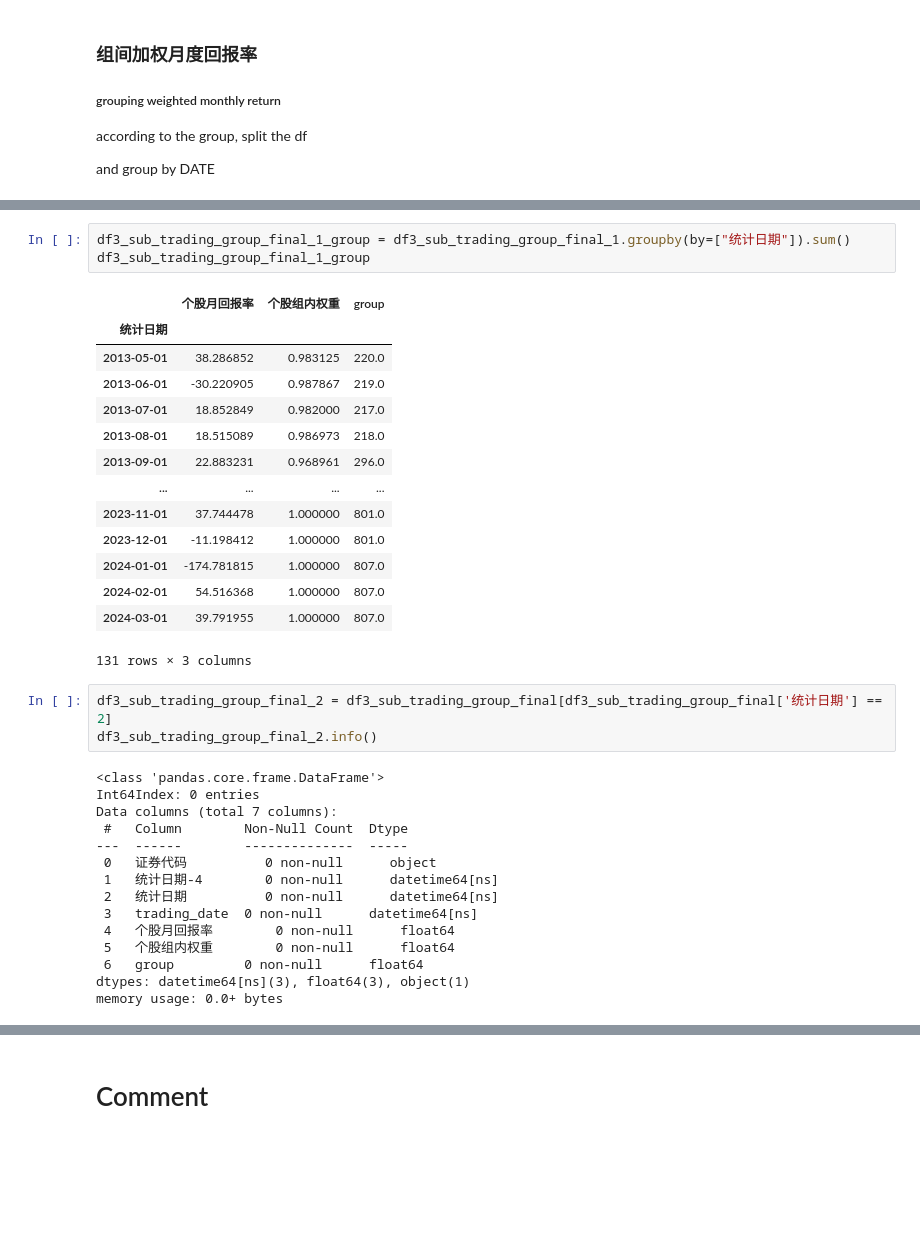
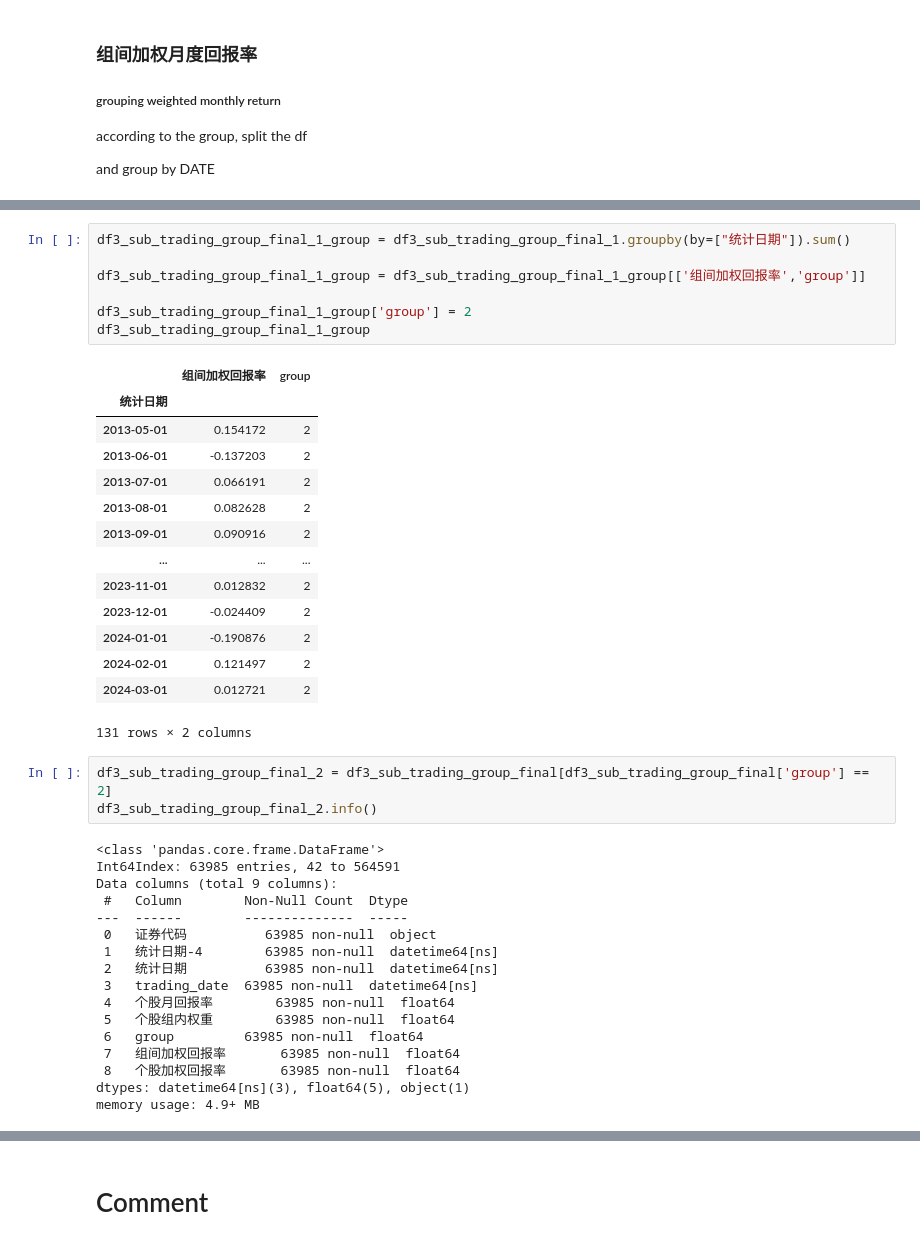
Before and after one commit to Prussia/playJupyter, a Jupyter notebook: testproj/计算加权回报率.ipynb, the cells around one changed output, grey strips where cells are left out. Cells and saved outputs as stored; diff of their text form; blank space fills up the shorter version.

```diff
--- a/testproj/计算加权回报率.ipynb
+++ b/testproj/计算加权回报率.ipynb
@@ -982,38 +977,44 @@ memory usage: 3.9+ MB
 # %%
 df3_sub_trading_group_final_1_group = df3_sub_trading_group_final_1.groupby(by=["统计日期"]).sum()
+
+df3_sub_trading_group_final_1_group = df3_sub_trading_group_final_1_group[['组间加权回报率','group']]
+
+df3_sub_trading_group_final_1_group['group'] = 2
 df3_sub_trading_group_final_1_group
 # %% [output]
-|  | 个股月回报率 | 个股组内权重 | group |
-| 统计日期 |  |  |  |
-| 2013-05-01 | 38.286852 | 0.983125 | 220.0 |
-| 2013-06-01 | -30.220905 | 0.987867 | 219.0 |
-| 2013-07-01 | 18.852849 | 0.982000 | 217.0 |
-| 2013-08-01 | 18.515089 | 0.986973 | 218.0 |
-| 2013-09-01 | 22.883231 | 0.968961 | 296.0 |
-| ... | ... | ... | ... |
-| 2023-11-01 | 37.744478 | 1.000000 | 801.0 |
-| 2023-12-01 | -11.198412 | 1.000000 | 801.0 |
-| 2024-01-01 | -174.781815 | 1.000000 | 807.0 |
-| 2024-02-01 | 54.516368 | 1.000000 | 807.0 |
-| 2024-03-01 | 39.791955 | 1.000000 | 807.0 |
+|  | 组间加权回报率 | group |
+| 统计日期 |  |  |
+| 2013-05-01 | 0.154172 | 2 |
+| 2013-06-01 | -0.137203 | 2 |
+| 2013-07-01 | 0.066191 | 2 |
+| 2013-08-01 | 0.082628 | 2 |
+| 2013-09-01 | 0.090916 | 2 |
+| ... | ... | ... |
+| 2023-11-01 | 0.012832 | 2 |
+| 2023-12-01 | -0.024409 | 2 |
+| 2024-01-01 | -0.190876 | 2 |
+| 2024-02-01 | 0.121497 | 2 |
+| 2024-03-01 | 0.012721 | 2 |
-131 rows × 3 columns
+131 rows × 2 columns
 # %%
-df3_sub_trading_group_final_2 = df3_sub_trading_group_final[df3_sub_trading_group_final['统计日期'] == 2]
+df3_sub_trading_group_final_2 = df3_sub_trading_group_final[df3_sub_trading_group_final['group'] == 2]
 df3_sub_trading_group_final_2.info()
 # %% [output]
 <class 'pandas.core.frame.DataFrame'>
-Int64Index: 0 entries
-Data columns (total 7 columns):
+Int64Index: 63985 entries, 42 to 564591
+Data columns (total 9 columns):
  #   Column        Non-Null Count  Dtype
 ---  ------        --------------  -----
- 0   证券代码          0 non-null      object
- 1   统计日期-4        0 non-null      datetime64[ns]
- 2   统计日期          0 non-null      datetime64[ns]
- 3   trading_date  0 non-null      datetime64[ns]
- 4   个股月回报率        0 non-null      float64
- 5   个股组内权重        0 non-null      float64
- 6   group         0 non-null      float64
-dtypes: datetime64[ns](3), float64(3), object(1)
-memory usage: 0.0+ bytes
+ 0   证券代码          63985 non-null  object
+ 1   统计日期-4        63985 non-null  datetime64[ns]
+ 2   统计日期          63985 non-null  datetime64[ns]
+ 3   trading_date  63985 non-null  datetime64[ns]
+ 4   个股月回报率        63985 non-null  float64
+ 5   个股组内权重        63985 non-null  float64
+ 6   group         63985 non-null  float64
+ 7   组间加权回报率       63985 non-null  float64
+ 8   个股加权回报率       63985 non-null  float64
+dtypes: datetime64[ns](3), float64(5), object(1)
+memory usage: 4.9+ MB
 # %%
 df3_sub_trading_group_final_2_group = df3_sub_trading_group_final_2.groupby(by=["统计日期"]).sum()
```
Also changed, not shown: parts of 13 cells of this notebook.
